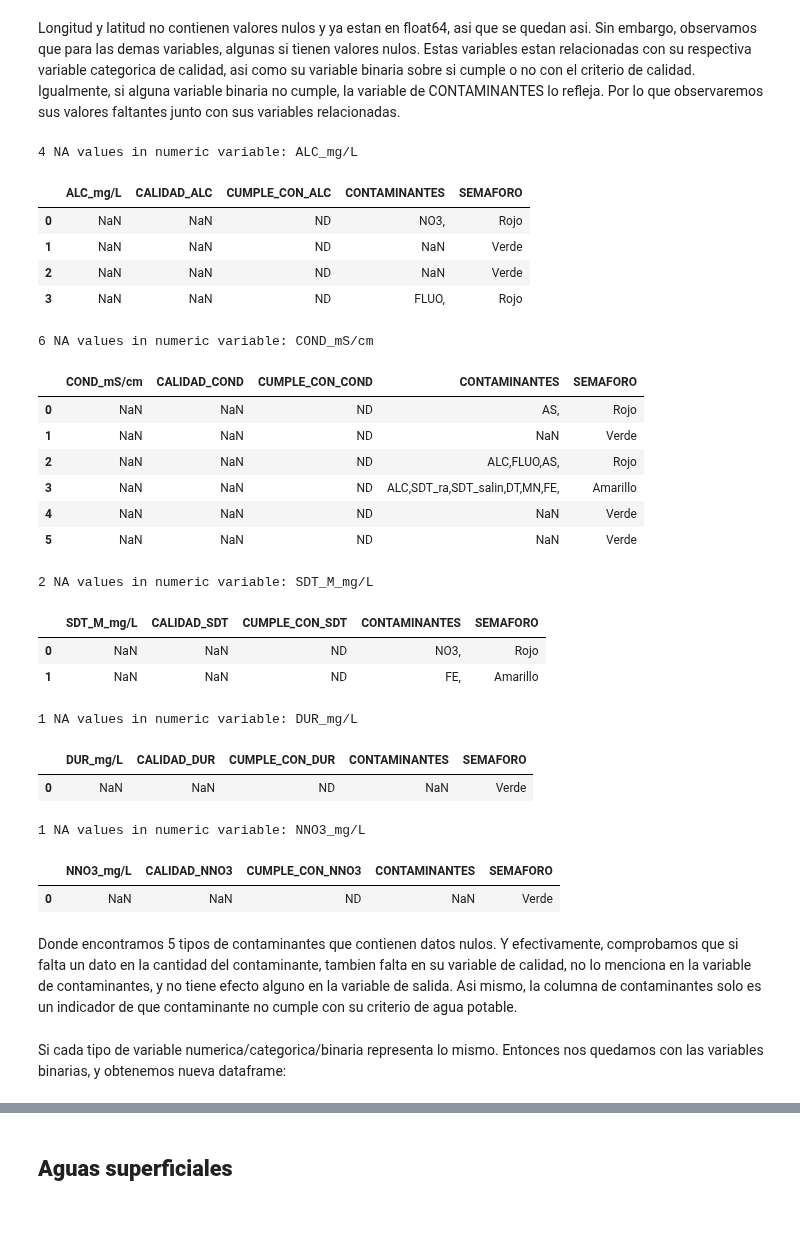
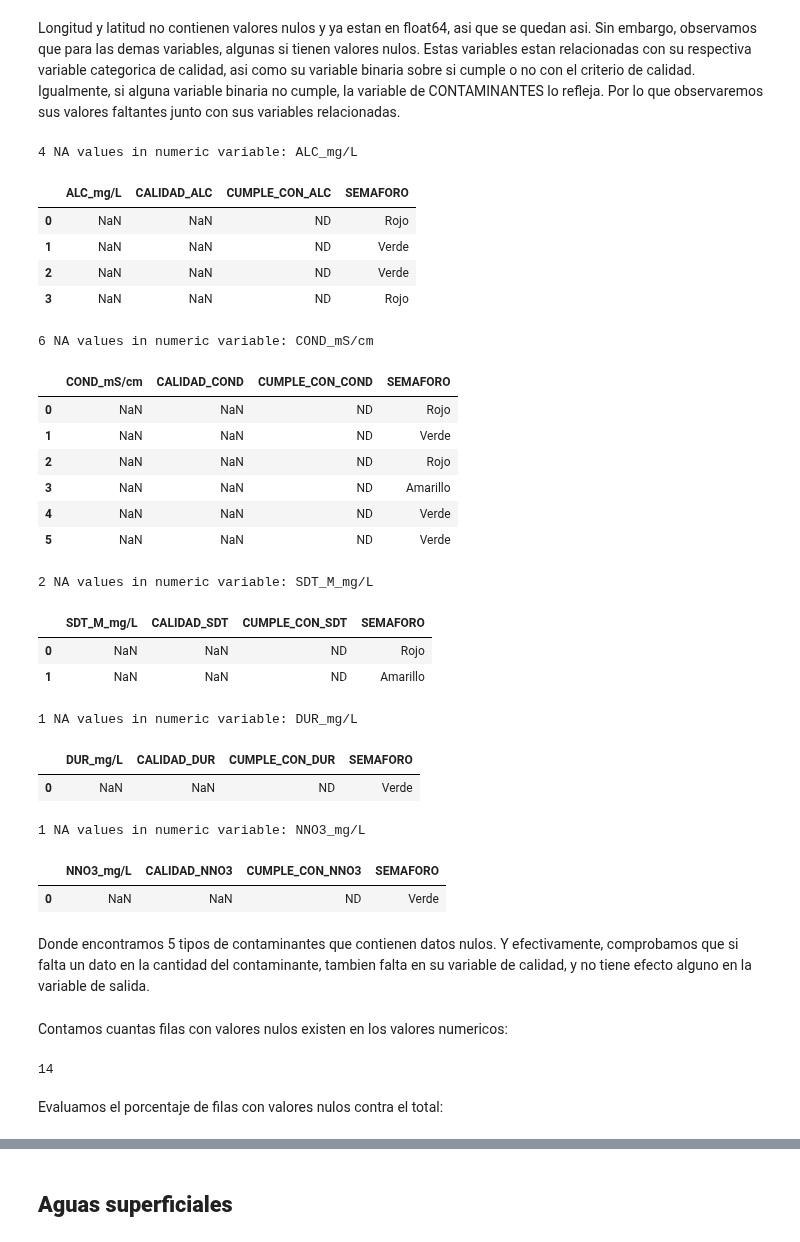
Before and after one commit to PosgradoMNA/actividades-del-projecto-equipo-52, a Jupyter notebook: Reto - Entrega 1_prueba1.ipynb, the cells around one changed output, grey strips where cells are left out. Saved outputs shown, nothing was run; the diff lists cells and outputs as text; code cells hidden in the pictures.

```diff
--- a/Reto - Entrega 1_prueba1.ipynb
+++ b/Reto - Entrega 1_prueba1.ipynb
@@ -146,0 +156,2 @@ asub.drop('CUMPLE_CON_SDT_ra', inplace=True, axis=1)
+# %%
+asub.drop('PERIODO', inplace=True, axis=1)
@@ -147,3 +160,5 @@ asub.drop('CUMPLE_CON_SDT_ra', inplace=True, axis=1)
+# %%
+asub.drop('CONTAMINANTES', inplace=True, axis=1)
 # %% [markdown]
 Remplazamos algunos valores de nombres de columnas para que todas tengan el mismo formato:
 # %%
@@ -204,50 +217,56 @@ Longitud y latitud no contienen valores nulos y ya estan en float64, asi que se
 # %%
 temp_num_nom = num_nom.copy()
 temp_num_nom.remove('LONGITUD')
 temp_num_nom.remove('LATITUD')
 
 for col in temp_num_nom:
   new_cols = list()
   if asub[col].isna().sum() > 0:
     contaminant = col.split('_', 1)[0]
     new_cols.append(col)
     new_cols.append('CALIDAD_'+contaminant)
     new_cols.append('CUMPLE_CON_'+contaminant)
-    new_cols.append('CONTAMINANTES')
     new_cols.append('SEMAFORO')
     indx_na = asub[asub[col].isnull()].index.tolist()
     temp_df = pd.DataFrame(columns=new_cols)
     if len(indx_na) > 0:
       for indx in indx_na:
         temp_df = temp_df.append(asub[new_cols].iloc[indx], ignore_index = True)
       print(str(len(indx_na)),'NA values in numeric variable:',col)
       display(temp_df)
 # %% [output]
 4 NA values in numeric variable: ALC_mg/L
-|  | ALC_mg/L | CALIDAD_ALC | CUMPLE_CON_ALC | CONTAMINANTES | SEMAFORO |
-| 0 | NaN | NaN | ND | NO3, | Rojo |
-| 1 | NaN | NaN | ND | NaN | Verde |
-| 2 | NaN | NaN | ND | NaN | Verde |
-| 3 | NaN | NaN | ND | FLUO, | Rojo |
+|  | ALC_mg/L | CALIDAD_ALC | CUMPLE_CON_ALC | SEMAFORO |
+| 0 | NaN | NaN | ND | Rojo |
+| 1 | NaN | NaN | ND | Verde |
+| 2 | NaN | NaN | ND | Verde |
+| 3 | NaN | NaN | ND | Rojo |
 6 NA values in numeric variable: COND_mS/cm
-|  | COND_mS/cm | CALIDAD_COND | CUMPLE_CON_COND | CONTAMINANTES | SEMAFORO |
-| 0 | NaN | NaN | ND | AS, | Rojo |
-| 1 | NaN | NaN | ND | NaN | Verde |
-| 2 | NaN | NaN | ND | ALC,FLUO,AS, | Rojo |
-| 3 | NaN | NaN | ND | ALC,SDT_ra,SDT_salin,DT,MN,FE, | Amarillo |
-| 4 | NaN | NaN | ND | NaN | Verde |
-| 5 | NaN | NaN | ND | NaN | Verde |
+|  | COND_mS/cm | CALIDAD_COND | CUMPLE_CON_COND | SEMAFORO |
+| 0 | NaN | NaN | ND | Rojo |
+| 1 | NaN | NaN | ND | Verde |
+| 2 | NaN | NaN | ND | Rojo |
+| 3 | NaN | NaN | ND | Amarillo |
+| 4 | NaN | NaN | ND | Verde |
+| 5 | NaN | NaN | ND | Verde |
 2 NA values in numeric variable: SDT_M_mg/L
-|  | SDT_M_mg/L | CALIDAD_SDT | CUMPLE_CON_SDT | CONTAMINANTES | SEMAFORO |
-| 0 | NaN | NaN | ND | NO3, | Rojo |
-| 1 | NaN | NaN | ND | FE, | Amarillo |
+|  | SDT_M_mg/L | CALIDAD_SDT | CUMPLE_CON_SDT | SEMAFORO |
+| 0 | NaN | NaN | ND | Rojo |
+| 1 | NaN | NaN | ND | Amarillo |
 1 NA values in numeric variable: DUR_mg/L
-|  | DUR_mg/L | CALIDAD_DUR | CUMPLE_CON_DUR | CONTAMINANTES | SEMAFORO |
-| 0 | NaN | NaN | ND | NaN | Verde |
+|  | DUR_mg/L | CALIDAD_DUR | CUMPLE_CON_DUR | SEMAFORO |
+| 0 | NaN | NaN | ND | Verde |
 1 NA values in numeric variable: NNO3_mg/L
-|  | NNO3_mg/L | CALIDAD_NNO3 | CUMPLE_CON_NNO3 | CONTAMINANTES | SEMAFORO |
-| 0 | NaN | NaN | ND | NaN | Verde |
+|  | NNO3_mg/L | CALIDAD_NNO3 | CUMPLE_CON_NNO3 | SEMAFORO |
+| 0 | NaN | NaN | ND | Verde |
 # %% [markdown]
-Donde encontramos 5 tipos de contaminantes que contienen datos nulos. Y efectivamente, comprobamos que si falta un dato en la cantidad del contaminante, tambien falta en su variable de calidad, no lo menciona en la variable de contaminantes, y no tiene efecto alguno en la variable de salida. Asi mismo, la columna de contaminantes solo es un indicador de que contaminante no cumple con su criterio de agua potable.
+Donde encontramos 5 tipos de contaminantes que contienen datos nulos. Y efectivamente, comprobamos que si falta un dato en la cantidad del contaminante, tambien falta en su variable de calidad, y no tiene efecto alguno en la variable de salida.
-# %% [markdown]
-Si cada tipo de variable numerica/categorica/binaria representa lo mismo. Entonces nos quedamos con las variables binarias, y obtenemos nueva dataframe:
+# %% [markdown]
+Contamos cuantas filas con valores nulos existen en los valores numericos:
+# %%
+nasum = sum([True for idx,row in asub[num_nom].iterrows() if any(row.isnull())])
+nasum
+# %% [output]
+14
+# %% [markdown]
+Evaluamos el porcentaje de filas con valores nulos contra el total:
```
Also changed, not shown: parts of 8 cells of this notebook.
